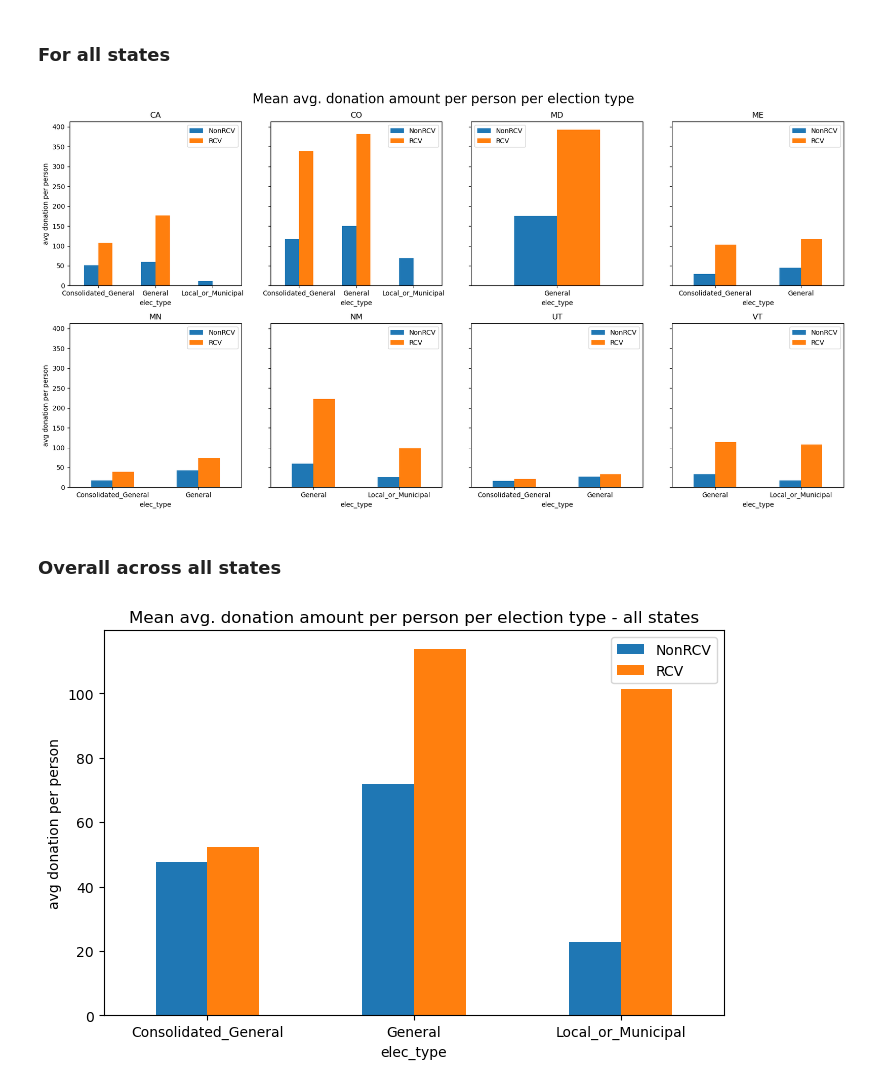
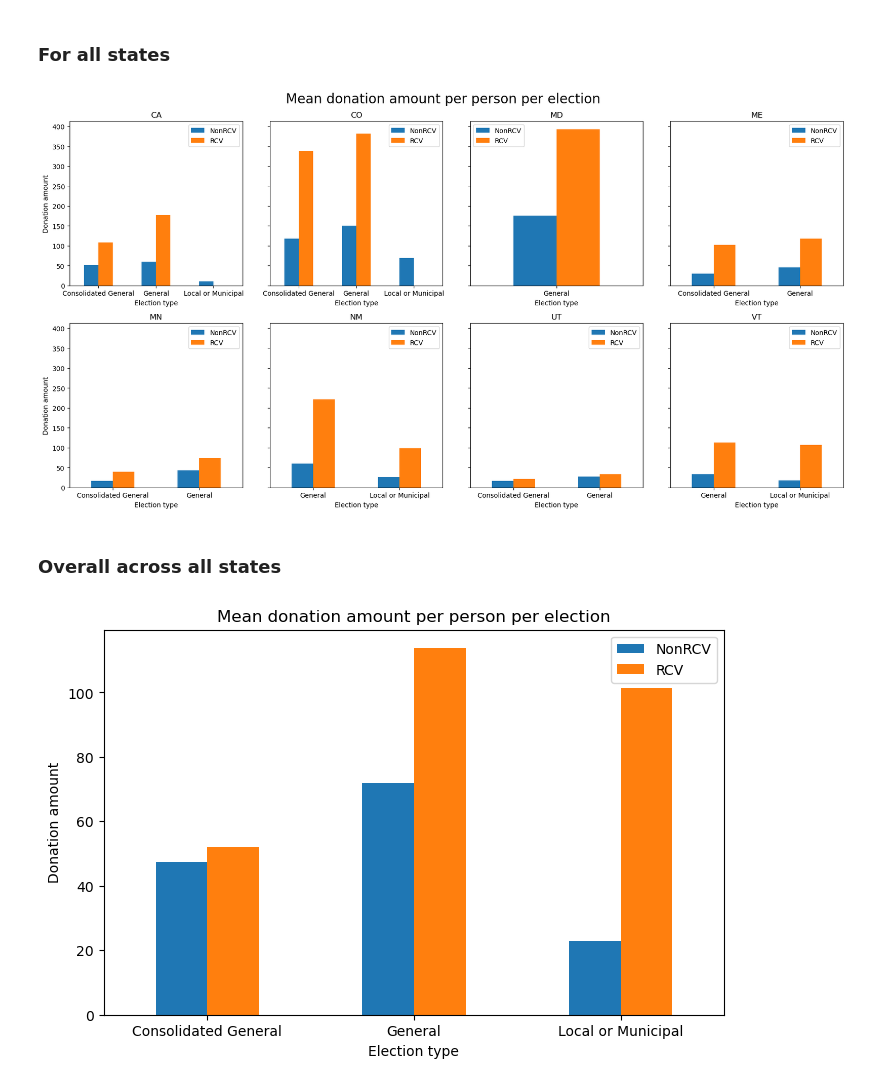
Before and after one commit to jnshzk/capstone, a Jupyter notebook: carolyn_visualizations.ipynb, the cells around one changed output. Cells and saved outputs as stored; diff of their text form; code cells hidden in the pictures.

Commit message:
fixed titles/labels

```diff
--- a/carolyn_visualizations.ipynb
+++ b/carolyn_visualizations.ipynb
@@ -45,6 +45,10 @@ if state == 'UT':
 if state == 'VT':
     path = '../data/VM2--VT--2022-04-20/'
     data = pd.read_csv(path + 'voter_turnout_merged_VT.csv')
+
+# fix labels
+data['elec_type'] = data['elec_type'].replace({"Local_or_Municipal": "Local or Municipal",
+                                        "Consolidated_General":"Consolidated General"})
 # %%
 # one graph, with average voter turnout per election type
 # read in new merged file for CA
@@ -218,6 +222,9 @@ def get_data(state):
 
     # calc overall turnout
     data['overall_turnout_perc'] = data['voted_voters'] / data['voter_population']
+    # fix election names for graphing
+    data['elec_type'] = data['elec_type'].replace({"Local_or_Municipal": "Local or Municipal",
+                                        "Consolidated_General":"Consolidated General"})
 
     data_RCV = data[data['Residence_Addresses_City'].isin(RCV_cities)]
     data_nonRCV = data[data['Residence_Addresses_City'].isin(nonRCV_cities)]
@@ -279,9 +287,10 @@ for (state, ax) in zip(states, axes.ravel()):
     df.plot(x='elec_type',
               kind='bar',
               stacked=False,
+              xlabel='Election type',
               ax=ax,
               title=f'{state}',
-              rot=0, legend = None, ylabel = "proportion turnout").\
+              rot=0, legend = None, ylabel = "Proportion turnout").\
               legend(["NonRCV", "RCV"])
 
 
@@ -393,6 +402,9 @@ def get_data_all():
 
     # calc overall turnout
     data['overall_turnout_perc'] = data['voted_voters'] / data['voter_population']
+    # fix election names for graphing
+    data['elec_type'] = data['elec_type'].replace({"Local_or_Municipal": "Local or Municipal",
+                                        "Consolidated_General":"Consolidated General"})
 
     data_RCV = data[data['Residence_Addresses_City'].isin(RCV_cities)]
     data_nonRCV = data[data['Residence_Addresses_City'].isin(nonRCV_cities)]
@@ -471,7 +485,7 @@ fig.savefig(f'{path}{state}_avg_donation_amt.jpg')
 states =['CA', 'CO','MD','ME','MN','NM', 'UT', 'VT']
 
 fig, axes = plt.subplots(2, 4, sharey=True, figsize=(17,9))
-fig.suptitle('Mean avg. donation amount per person per election type', fontsize=20)
+fig.suptitle('Mean donation amount per person per election', fontsize=20)
 
 for (state, ax) in zip(states, axes.ravel()):
     # get data
@@ -497,7 +511,8 @@ for (state, ax) in zip(states, axes.ravel()):
               stacked=False,
               ax=ax,
               title=f'{state}',
-              rot=0, legend = None, ylabel = "avg donation per person").\
+              xlabel='Election type',
+              rot=0, legend = None, ylabel = "Donation amount").\
               legend(["NonRCV", "RCV"])
 
 
@@ -507,7 +522,7 @@ fig.tight_layout()
 path = '../data/'
 fig.savefig(f'{path}avg_donation_amt.jpg')
 # %% [output]
-[figure, old version]
+[figure, new version]
 # %% [markdown]
 ### Overall across all states
 # %%
@@ -531,12 +546,13 @@ df = df.reset_index()
 # %%
 # plot
 fig = df.plot(x='elec_type',
               kind='bar',
               stacked=False,
-              title='Mean avg. donation amount per person per election type - all states',
+              title='Mean donation amount per person per election',
+              xlabel='Election type',
               figsize=(8, 5),
-              rot=0, legend = None, ylabel = "avg donation per person").\
+              rot=0, legend = None, ylabel = "Donation amount").\
               legend(["NonRCV", "RCV"]).get_figure()
 fig.savefig('../data/avg_donation_amt_all_states.jpg')
 # %% [output]
-[figure, old version]
+[figure, new version]
```
Also changed, not shown: parts of 5 cells of this notebook.
